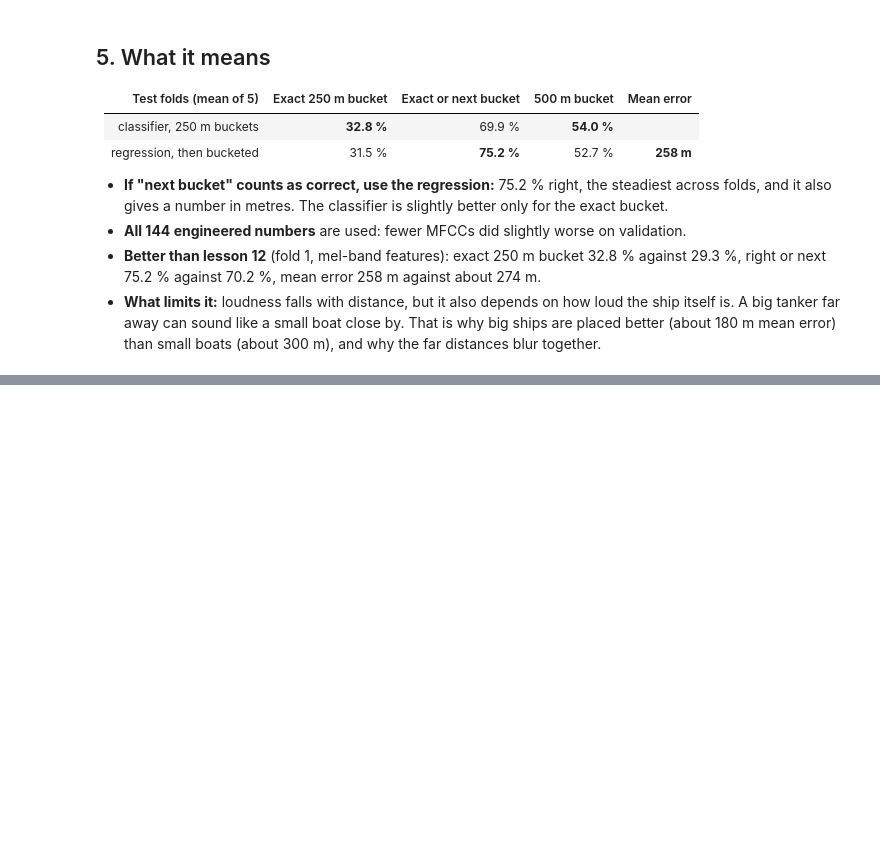
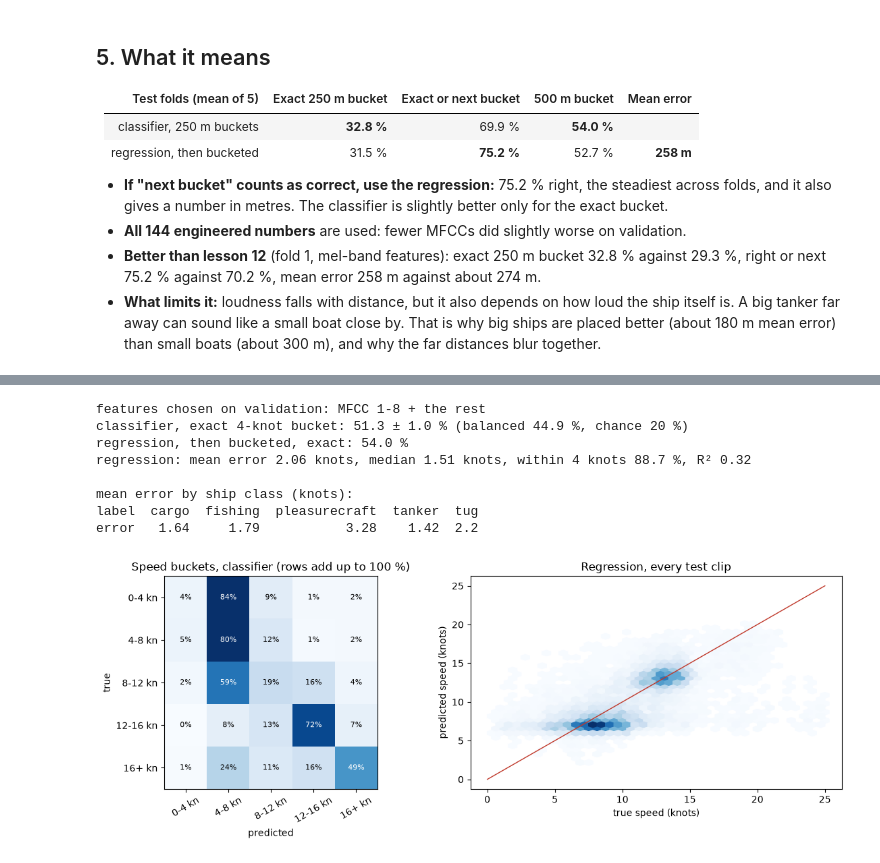
Before and after one commit to rashidcmm/ship-classifier, a Jupyter notebook: notebooks/18_distance_buckets_and_regression.ipynb, the cells around one changed output, grey strips where cells are left out. Drawn from its saved outputs; the diff is of its cells as text; code cells hidden in the pictures; blank space fills up the shorter version.

```diff
--- a/notebooks/18_distance_buckets_and_regression.ipynb
+++ b/notebooks/18_distance_buckets_and_regression.ipynb
@@ -182,0 +193,37 @@ err    192.0    301.0          328.0   176.0  294.0
+# %%
+speed = json.loads((DC.RUNS_DIR / "speed_classical_4kn" / "results.json").read_text())
+sp = pd.read_parquet(DC.RUNS_DIR / "speed_classical_4kn" / "predictions.parquet")
+clf_s = pd.DataFrame([r["classifier"] for r in speed["results"]])
+reg_s = pd.DataFrame([r["regression"] for r in speed["results"]])
+regb_s = pd.DataFrame([r["regression_binned"] for r in speed["results"]])
+print(f"features chosen on validation: {speed['chosen_features']}")
+print(f"classifier, exact 4-knot bucket: {100 * clf_s.exact.mean():.1f} ± {100 * clf_s.exact.std():.1f} % "
+      f"(balanced {100 * clf_s.exact_balanced.mean():.1f} %, chance {100 / len(speed['buckets']):.0f} %)")
+print(f"regression, then bucketed, exact: {100 * regb_s.exact.mean():.1f} %")
+print(f"regression: mean error {reg_s.mae_m.mean():.2f} knots, median {reg_s.median_error_m.mean():.2f} knots, "
+      f"within 4 knots {100 * reg_s['within_4kn'].mean():.1f} %, R² {reg_s.r2.mean():.2f}")
+print("\nmean error by ship class (knots):")
+print((sp.reg_m - sp.true_m).abs().groupby(sp.label).mean().round(2).to_frame("error").T)
+
+cm = confusion_matrix(sp.true_bucket, sp.clf_bucket, labels=range(len(speed["buckets"])), normalize="true")
+fig, ax = plt.subplots(1, 2, figsize=(12, 4.4))
+ax[0].imshow(cm, cmap="Blues", vmin=0, vmax=0.8)
+for i in range(cm.shape[0]):
+    for j in range(cm.shape[1]):
+        ax[0].text(j, i, f"{cm[i, j]:.0%}", ha="center", va="center", fontsize=8, color="white" if cm[i, j] > 0.45 else "black")
+ax[0].set_xticks(range(len(speed["buckets"])), speed["buckets"], rotation=30); ax[0].set_yticks(range(len(speed["buckets"])), speed["buckets"])
+ax[0].set_xlabel("predicted"); ax[0].set_ylabel("true"); ax[0].set_title("Speed buckets, classifier (rows add up to 100 %)")
+ax[1].hexbin(sp.true_m, sp.reg_m, gridsize=40, cmap="Blues", mincnt=1, extent=(0, 25, 0, 25))
+ax[1].plot([0, 25], [0, 25], color="#c0392b", lw=1)
+ax[1].set_xlabel("true speed (knots)"); ax[1].set_ylabel("predicted speed (knots)"); ax[1].set_title("Regression, every test clip")
+plt.tight_layout(); plt.show()
+# %% [output]
+features chosen on validation: MFCC 1-8 + the rest
+classifier, exact 4-knot bucket: 51.3 ± 1.0 % (balanced 44.9 %, chance 20 %)
+regression, then bucketed, exact: 54.0 %
+regression: mean error 2.06 knots, median 1.51 knots, within 4 knots 88.7 %, R² 0.32
+
+mean error by ship class (knots):
+label  cargo  fishing  pleasurecraft  tanker  tug
+error   1.64     1.79           3.28    1.42  2.2
+[figure, added]
```
Also changed, not shown: parts of 2 cells of this notebook, 8 other files.
